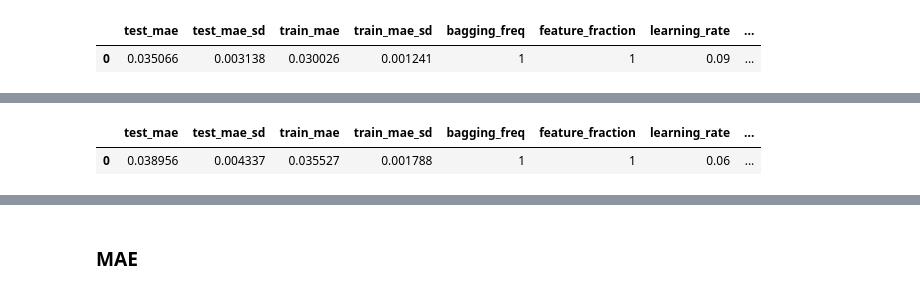
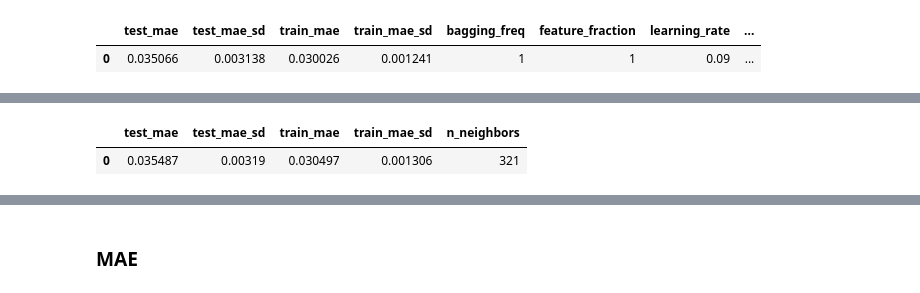
Before and after one commit to Alireza-Amani/papers_codes, a Jupyter notebook: 2_fluxnet.ipynb, the cells around one changed output, grey strips where cells are left out. Drawn from its saved outputs; the diff is of its cells as text; code cells hidden in the pictures.

```diff
--- a/2_fluxnet.ipynb
+++ b/2_fluxnet.ipynb
@@ -349,15 +349,15 @@ df.head(10) # sda
 | 0 | 0.035066 | 0.003138 | 0.030026 | 0.001241 | 1 | 1 | 0.09 | ... |
 # %%
 # set1
-p1 = "light_noSM_hourly.pkl"
+p1 = "knn_full_hourly.pkl"
 best = 0
 df, d1 = tune_results3(p1, best, 715)
 # df.drop(["bagging_freq"], 1, inplace = True)
 df.head(10)
 # %% [output]
 [interactive output not drawn]
-|  | test_mae | test_mae_sd | train_mae | train_mae_sd | bagging_freq | feature_fraction | learning_rate | ... |
-| 0 | 0.038956 | 0.004337 | 0.035527 | 0.001788 | 1 | 1 | 0.06 | ... |
+|  | test_mae | test_mae_sd | train_mae | train_mae_sd | n_neighbors |
+| 0 | 0.035487 | 0.00319 | 0.030497 | 0.001306 | 321 |
 # %%
 # set1
 p1 = "rf_noSMRAD_hourly.pkl"
```
Also changed, not shown: parts of 1 cell of this notebook.
